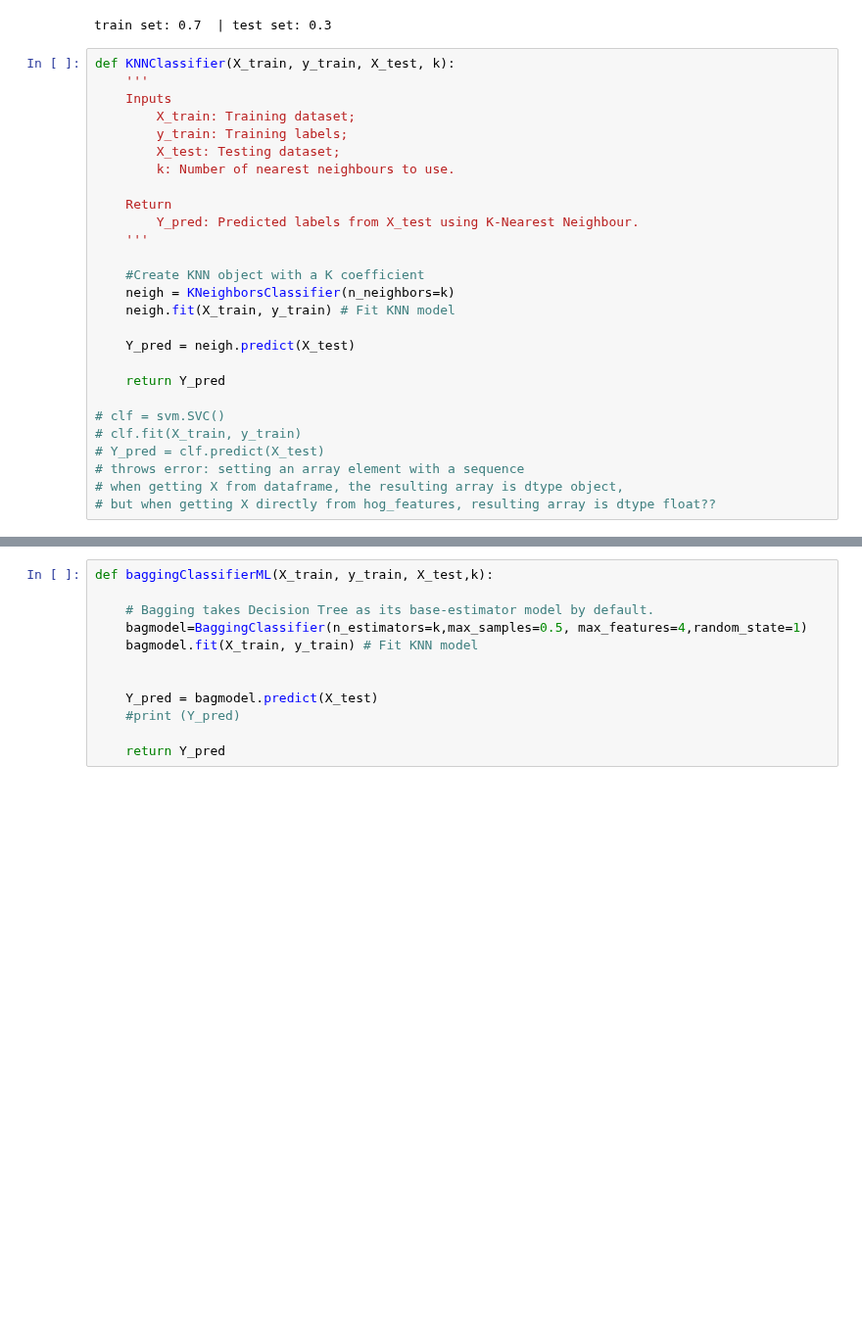
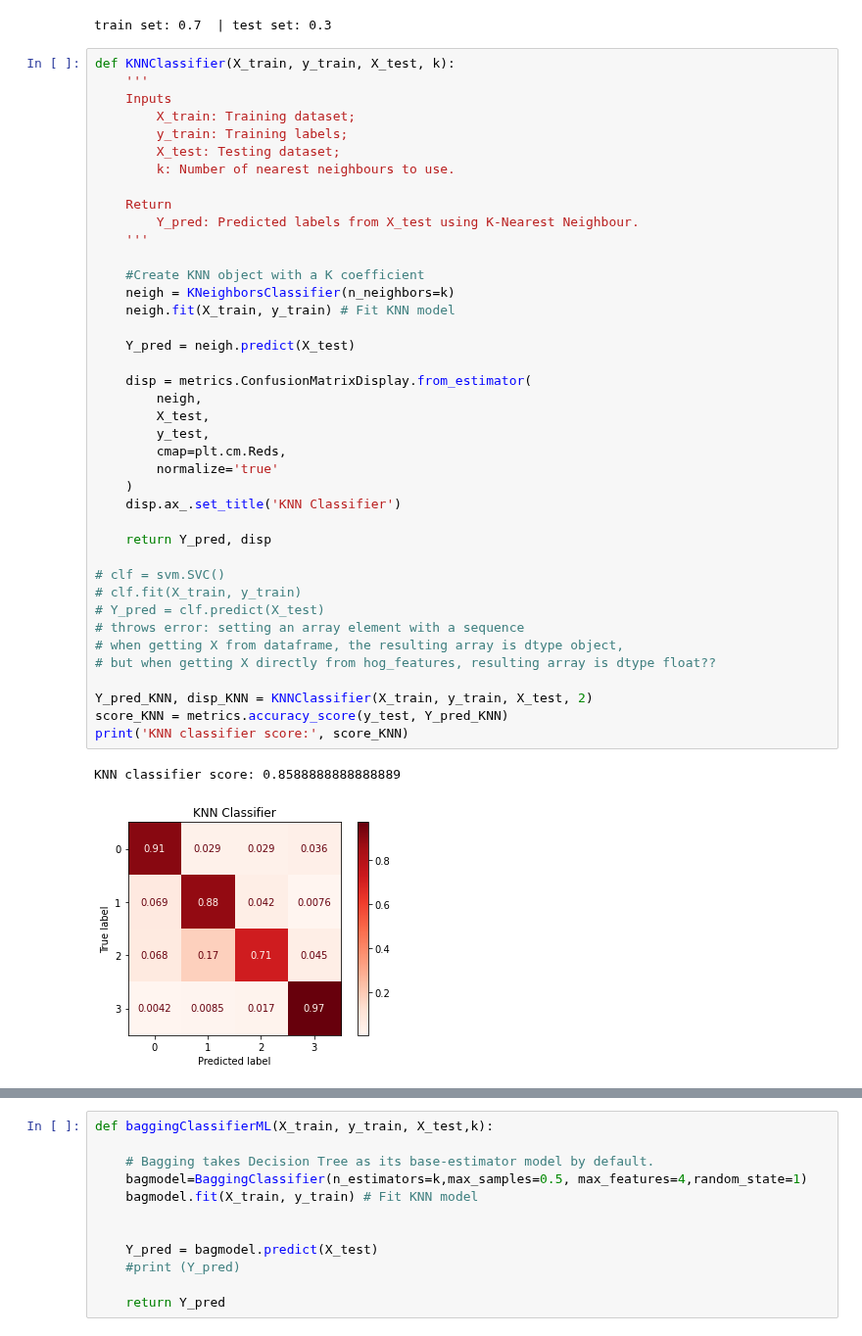
Before and after one commit to tanpinray/AMLS_22-21_SN18100138, a Jupyter notebook: Task_B.ipynb, the cells around one changed output, grey strips where cells are left out. Shown at 98% size. Drawn from its saved outputs; the diff is of its cells as text; blank space fills up the shorter version.

Commit message:
Added confusion matrices and observed classifiers struggled to predict label 1 and 2

```diff
--- a/Task_B.ipynb
+++ b/Task_B.ipynb
@@ -235,30 +240,46 @@ train set: 0.7  | test set: 0.3
 # %%
 def KNNClassifier(X_train, y_train, X_test, k):
     '''
     Inputs
         X_train: Training dataset;
         y_train: Training labels;
         X_test: Testing dataset;
         k: Number of nearest neighbours to use.
 
     Return
         Y_pred: Predicted labels from X_test using K-Nearest Neighbour.
     '''
 
     #Create KNN object with a K coefficient
     neigh = KNeighborsClassifier(n_neighbors=k)
     neigh.fit(X_train, y_train) # Fit KNN model
 
     Y_pred = neigh.predict(X_test)
 
-    return Y_pred
+    disp = metrics.ConfusionMatrixDisplay.from_estimator(
+        neigh,
+        X_test,
+        y_test,
+        cmap=plt.cm.Reds,
+        normalize='true'
+    )
+    disp.ax_.set_title('KNN Classifier')
+
+    return Y_pred, disp
 
 # clf = svm.SVC()
 # clf.fit(X_train, y_train)
 # Y_pred = clf.predict(X_test)
 # throws error: setting an array element with a sequence
 # when getting X from dataframe, the resulting array is dtype object,
 # but when getting X directly from hog_features, resulting array is dtype float??
+
+Y_pred_KNN, disp_KNN = KNNClassifier(X_train, y_train, X_test, 2)
+score_KNN = metrics.accuracy_score(y_test, Y_pred_KNN)
+print('KNN classifier score:', score_KNN)
+# %% [output]
+KNN classifier score: 0.8588888888888889
+[figure, added]
 # %%
 def RFClassifier(X_train, y_train, X_test, k):
     '''
```
Also changed, not shown: parts of 7 cells of this notebook.
